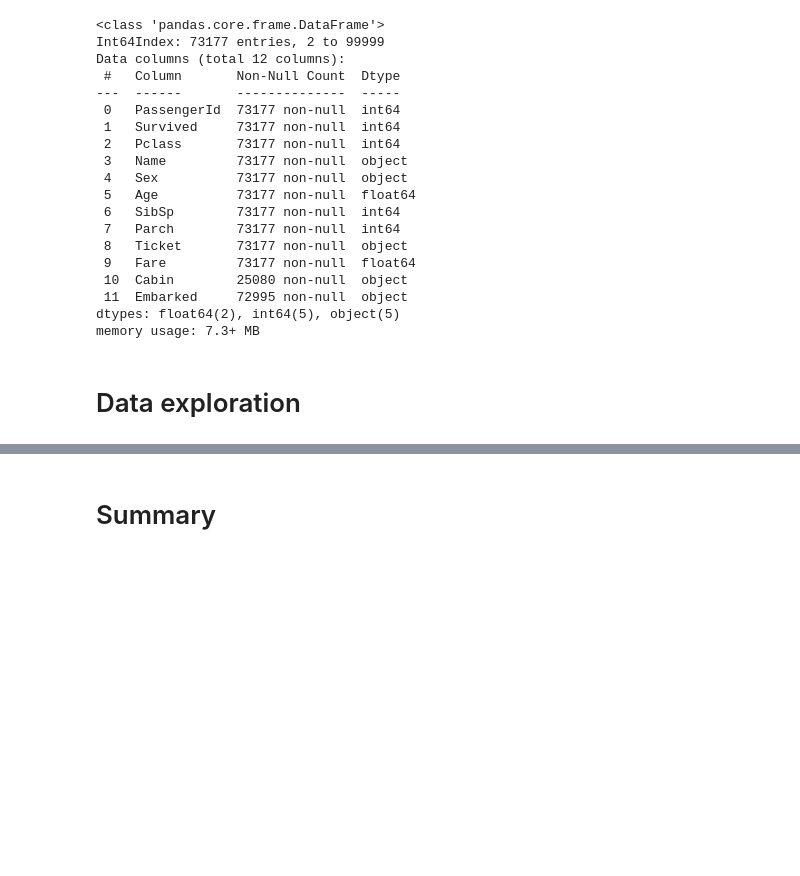
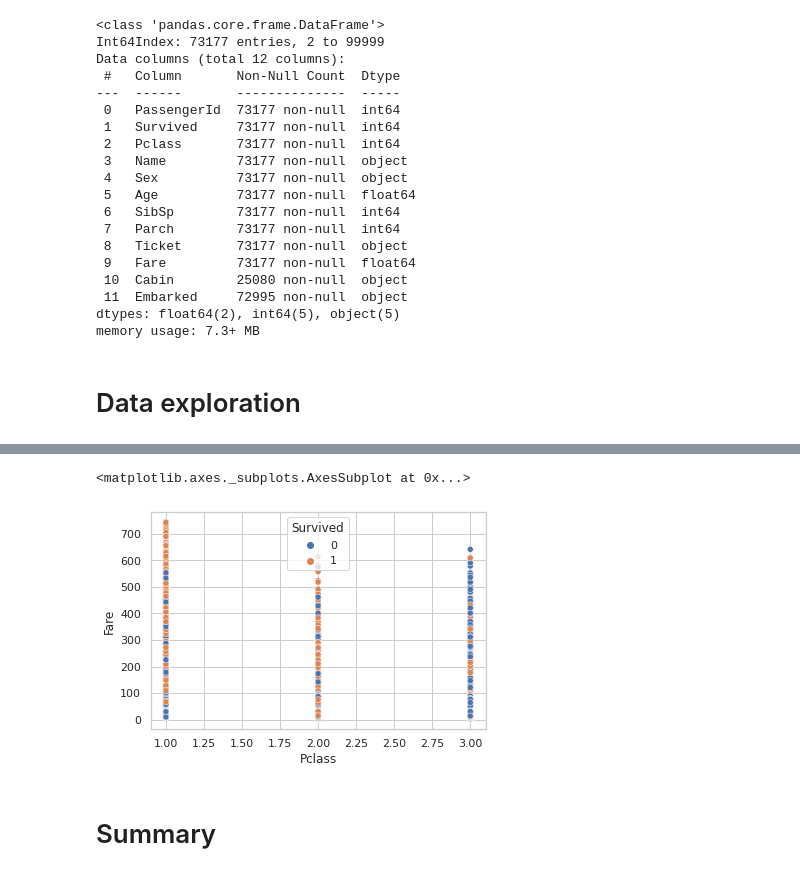
Before and after one commit to McReader/ml-intro, a Jupyter notebook: 2_data_exploration/eda.ipynb, the cells around one changed output, grey strips where cells are left out. Cells and saved outputs as stored; diff of their text form; code cells hidden in the pictures; blank space fills up the shorter version.

```diff
--- a/2_data_exploration/eda.ipynb
+++ b/2_data_exploration/eda.ipynb
@@ -133,2 +171,7 @@ titanic_data[['Survived', 'Pclass', 'Age', 'SibSp', 'Fare']].describe()
+# %%
+sns.scatterplot(data=titanic_data, x="Pclass", y="Fare", hue="Survived")
+# %% [output]
+<matplotlib.axes._subplots.AxesSubplot at 0x...>
+[figure, added]
 # %% [markdown]
 # Summary
```
Also changed, not shown: parts of 6 cells of this notebook.
